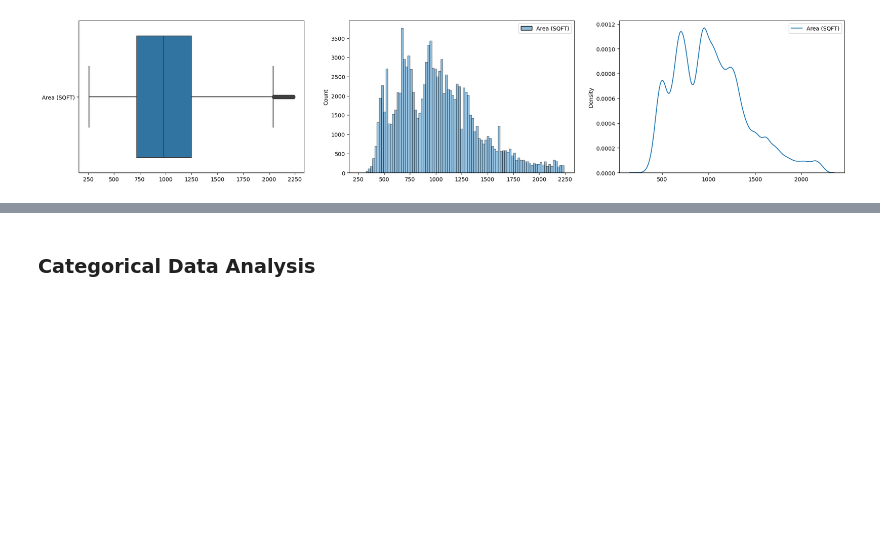
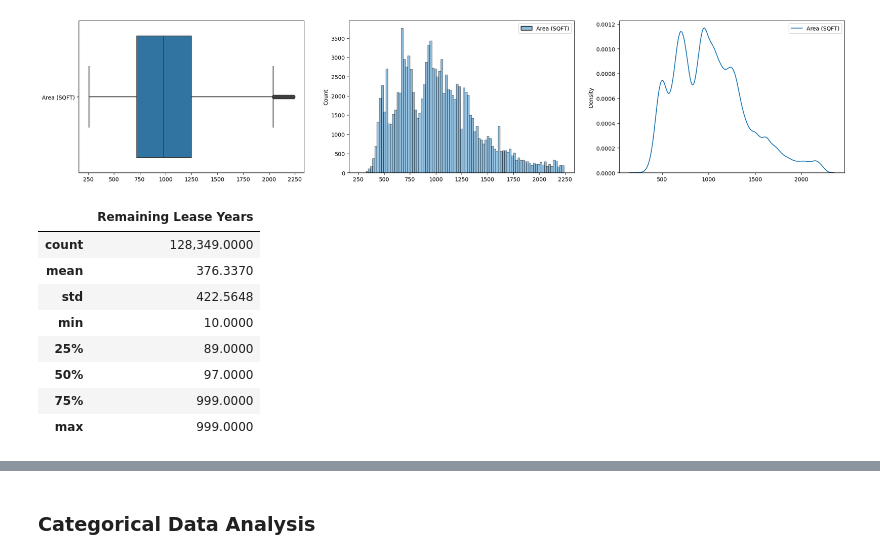
Before and after one commit to feliciahxy/SC1015-DSAI-project, a Jupyter notebook: EDA/EDA.ipynb, the cells around one changed output, grey strips where cells are left out. Saved outputs shown, nothing was run; the diff lists cells and outputs as text; code cells hidden in the pictures; blank space fills up the shorter version.

```diff
--- a/EDA/EDA.ipynb
+++ b/EDA/EDA.ipynb
@@ -112,3 +105,17 @@ sb.kdeplot(data = removeoutlier(area), ax = axes[2])
 # %% [output]
 <Axes: ylabel='Density'>
 [figure]
+# %%
+# Summary statistics of Remaining Lease Years
+remainingleaseyears = pd.DataFrame(df['Remaining Lease Years'])
+removeoutlier(remainingleaseyears).describe()
+# %% [output]
+|  | Remaining Lease Years |
+| count | 128,349.0000 |
+| mean | 376.3370 |
+| std | 422.5648 |
+| min | 10.0000 |
+| 25% | 89.0000 |
+| 50% | 97.0000 |
+| 75% | 999.0000 |
+| max | 999.0000 |
```
Also changed, not shown: parts of 13 cells of this notebook, 4 other files.
